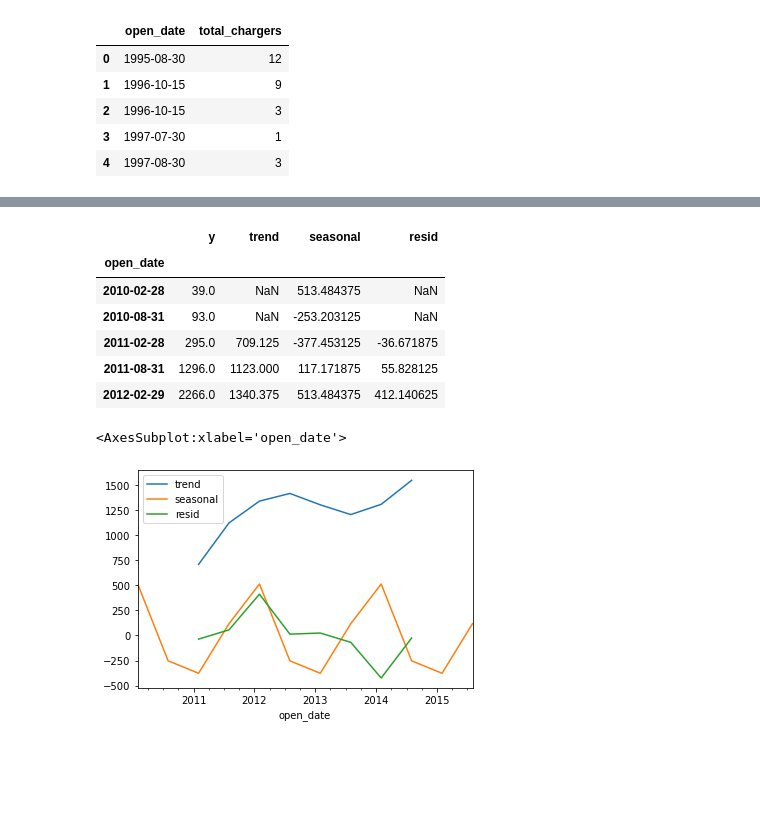
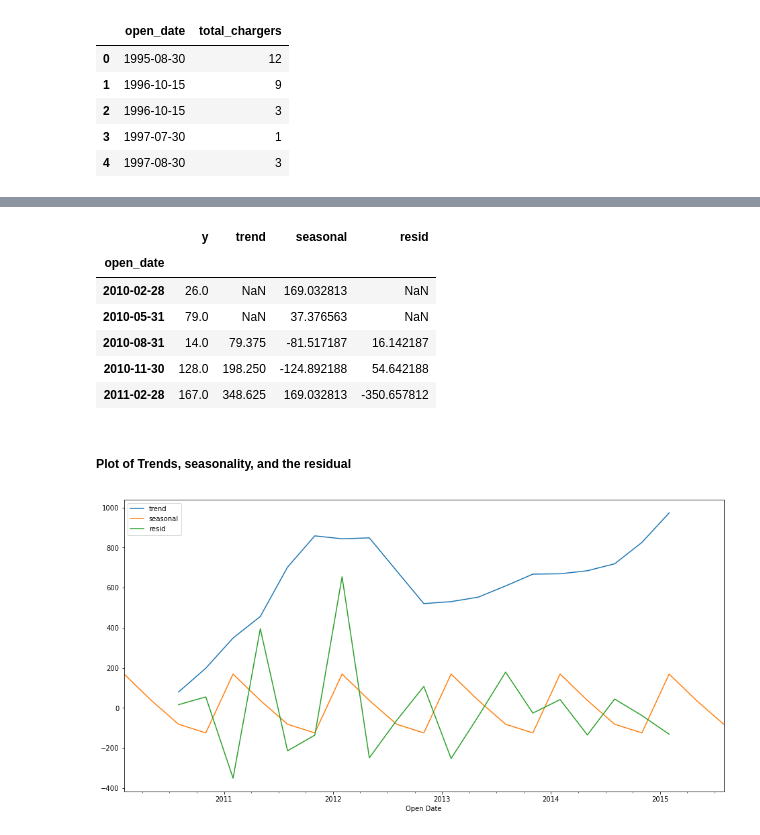
Before and after one commit to jeffakins/EV_Charger_Growth, a Jupyter notebook: individual_project.ipynb, the cells around one changed output, grey strips where cells are left out. Drawn from its saved outputs; the diff is of its cells as text; code cells hidden in the pictures; blank space fills up the shorter version.

```diff
--- a/individual_project.ipynb
+++ b/individual_project.ipynb
@@ -135,7 +144,7 @@ ev.head()
 # %%
 ev = ev.set_index('open_date')
 # %%
-ev = ev.resample('6M').sum()
+ev = ev.resample('3M').sum()
 # %%
 ev.head()
 # %% [output]
@@ -202,7 +219,7 @@ plt.show()
 # %%
-#y = train.total_chargers.resample('W').mean()
+y = train
 
-result = sm.tsa.seasonal_decompose(train)
+result = sm.tsa.seasonal_decompose(y)
 decomposition = pd.DataFrame({
     'y': result.observed,
     'trend': result.trend,
@@ -213,16 +230,19 @@ decomposition.head()
 # %% [output]
 |  | y | trend | seasonal | resid |
 | open_date |  |  |  |  |
-| 2010-02-28 | 39.0 | NaN | 513.484375 | NaN |
-| 2010-08-31 | 93.0 | NaN | -253.203125 | NaN |
-| 2011-02-28 | 295.0 | 709.125 | -377.453125 | -36.671875 |
-| 2011-08-31 | 1296.0 | 1123.000 | 117.171875 | 55.828125 |
-| 2012-02-29 | 2266.0 | 1340.375 | 513.484375 | 412.140625 |
+| 2010-02-28 | 26.0 | NaN | 169.032813 | NaN |
+| 2010-05-31 | 79.0 | NaN | 37.376563 | NaN |
+| 2010-08-31 | 14.0 | 79.375 | -81.517187 | 16.142187 |
+| 2010-11-30 | 128.0 | 198.250 | -124.892188 | 54.642188 |
+| 2011-02-28 | 167.0 | 348.625 | 169.032813 | -350.657812 |
+# %% [markdown]
+##### Plot of Trends, seasonality, and the residual
 # %%
-decomposition.iloc[:, 1:].plot()
+decomposition.iloc[:, 1:].plot(figsize=(16,8))
+plt.xlabel('Open Date')
+plt.show()
 # %% [output]
-<AxesSubplot:xlabel='open_date'>
-[figure, old version]
+[figure, new version]
 # %%
 result.plot()
 # %% [output]
```
Also changed, not shown: parts of 40 cells of this notebook, 2 other files.
